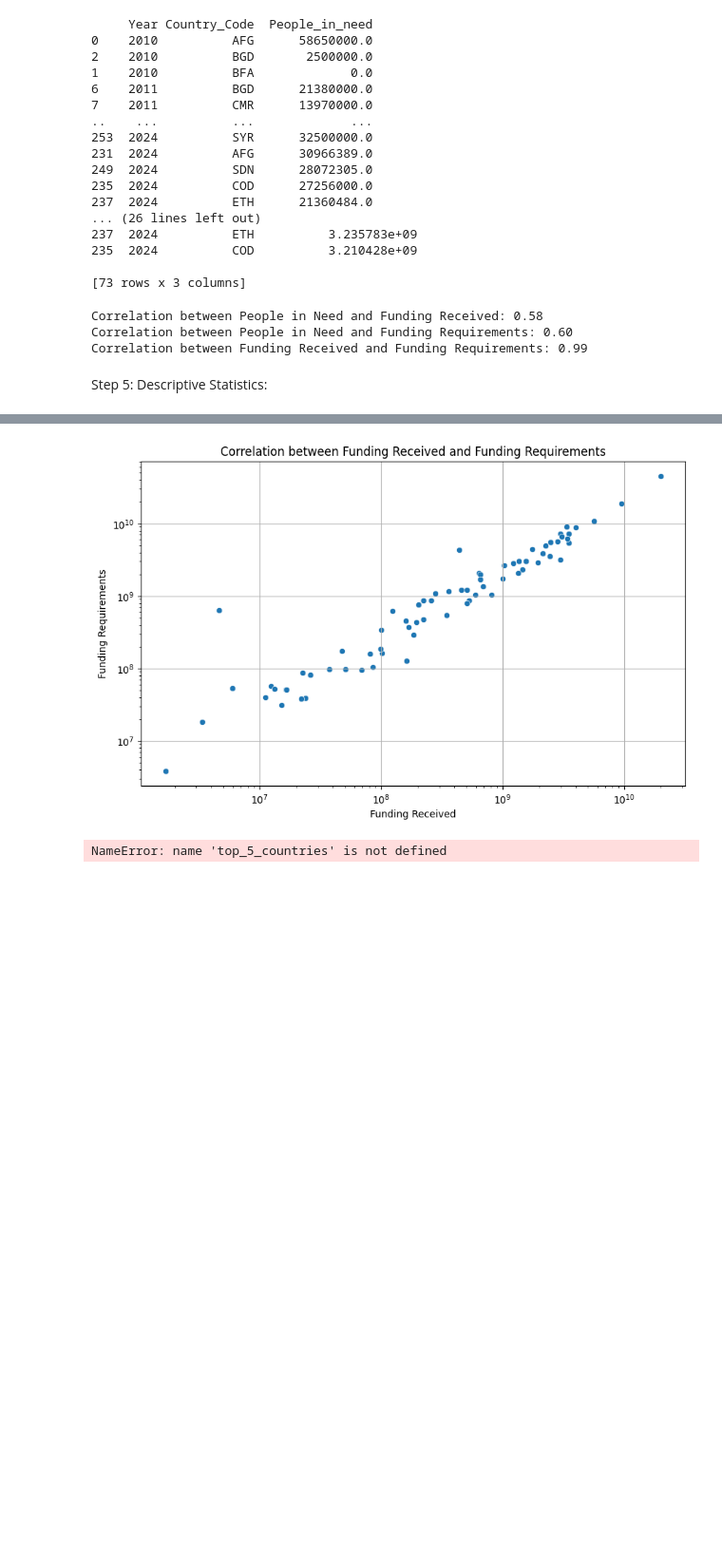
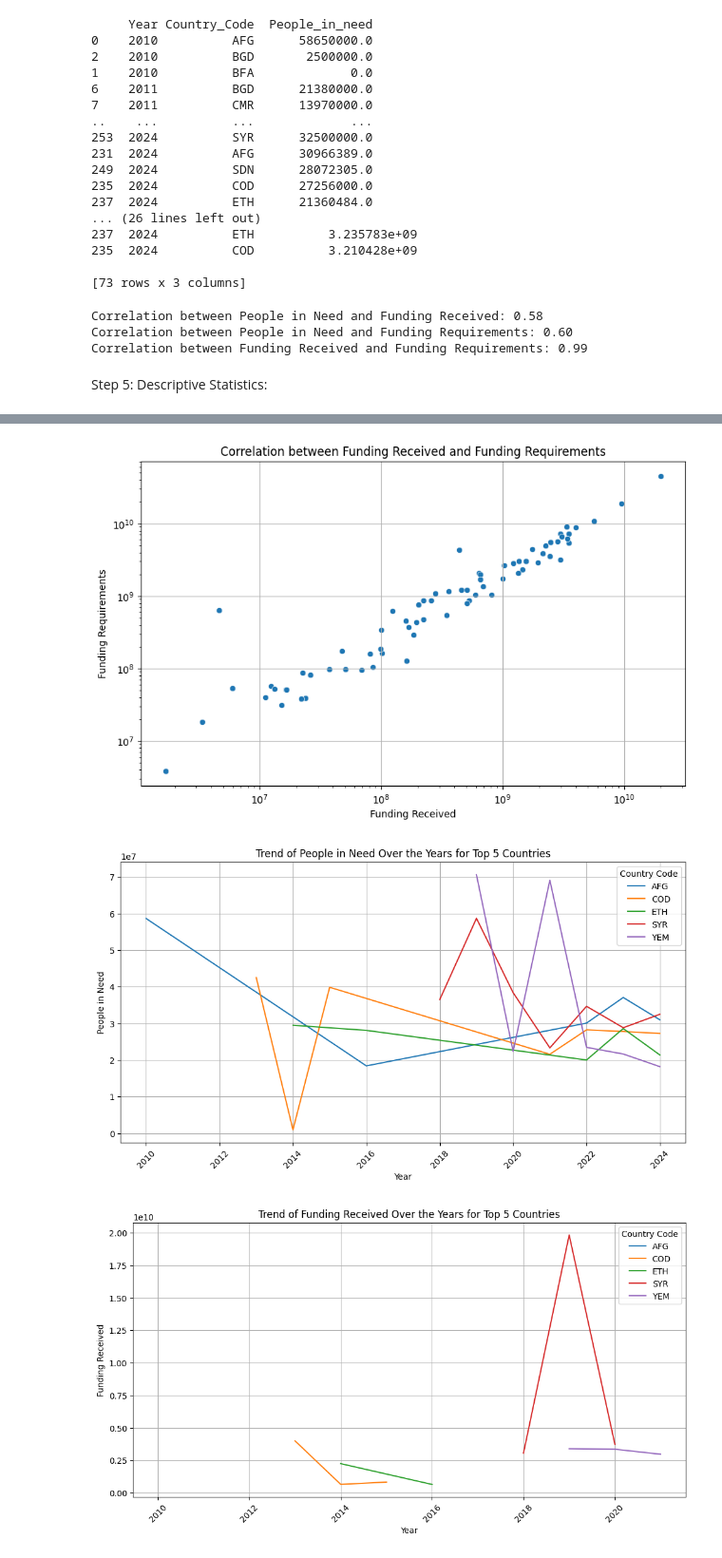
Before and after one commit to Zyjones/Crisis---Humanitarian-Needs-EDA, a Jupyter notebook: Notebooks/EDA/JessicaL_EDA copy.ipynb, the cells around one changed output, grey strips where cells are left out. Shown at 95% size. Drawn from its saved outputs; the diff is of its cells as text; code cells hidden in the pictures; blank space fills up the shorter version.

```diff
--- a/Notebooks/EDA/JessicaL_EDA copy.ipynb
+++ b/Notebooks/EDA/JessicaL_EDA copy.ipynb
@@ -315,6 +315,8 @@ plt.show()
 #Get the top 5 countries by people in need with sum over the years
 top_people_trend = data.groupby('Country_Code')['People_in_need'].sum().reset_index()
 top_people = top_people_trend.sort_values(by='People_in_need', ascending=False).head(5)
+#Get the country codes
+top_5_countries = top_people['Country_Code'].tolist()
 # Filter the people dataframe for the top 5 countries
 people_top_5 = data[data['Country_Code'].isin(top_5_countries)]
 # Create a line plot to visualize the trend of people in need over the years for the top 5 countries
@@ -341,31 +343,32 @@ sns.lineplot(data=funding_top_5, x='Year', y='Funding_received', hue='Country_Co
 plt.title('Trend of Funding Received Over the Years for Top 5 Countries')
 plt.xlabel('Year')
 plt.ylabel('Funding Received')
 plt.xticks(rotation=45)
 plt.legend(title='Country Code')
 plt.grid(True)
 plt.show()
 
 #Here we will answer the question: What is the trend of funding requirements over the years for the top 5 countries with the highest number of funding requirements?
 # Trend of funding requirements over the years for the top 5 countries
 # Get the top 5 countries by funding requirements with sum over the years
 top_requirements_trend = data.groupby('Country_Code')['Funding_requirements'].sum().reset_index()
 top_requirements = top_requirements_trend.sort_values(by='Funding_requirements', ascending=False).head(5)
 # Filter the requirements dataframe for the top 5 countries
 top_5_countries = top_requirements['Country_Code'].unique()
 requirements_top_5 = data[data['Country_Code'].isin(top_5_countries)]
 # Create a line plot to visualize the trend of funding requirements over the years for the top 5 countries
 plt.figure(figsize=(12, 6))
 sns.lineplot(data=requirements_top_5, x='Year', y='Funding_requirements', hue='Country_Code')
 plt.title('Trend of Funding Requirements Over the Years for Top 5 Countries')
 plt.xlabel('Year')
 plt.ylabel('Funding Requirements')
 plt.xticks(rotation=45)
 plt.legend(title='Country Code')
 plt.grid(True)
 plt.show()
 # %% [output]
 [figure]
 [figure]
 [figure]
-NameError: name 'top_5_countries' is not defined
+[figure, added]
+[figure, added]
```
Also changed, not shown: parts of 7 cells of this notebook, 1 other file.
